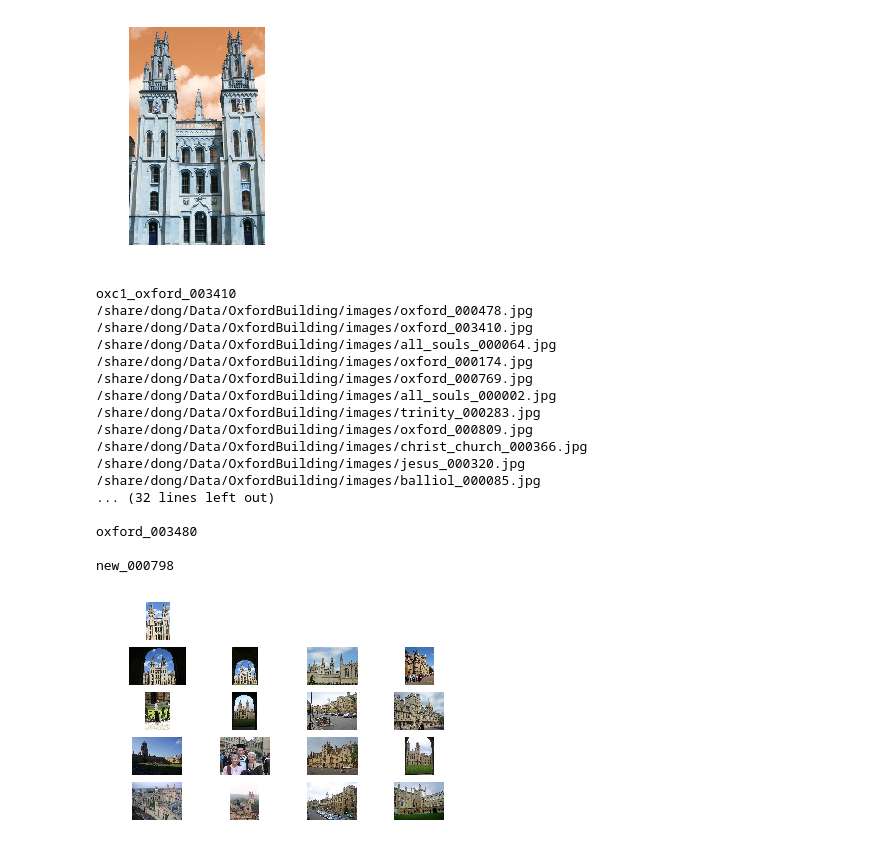
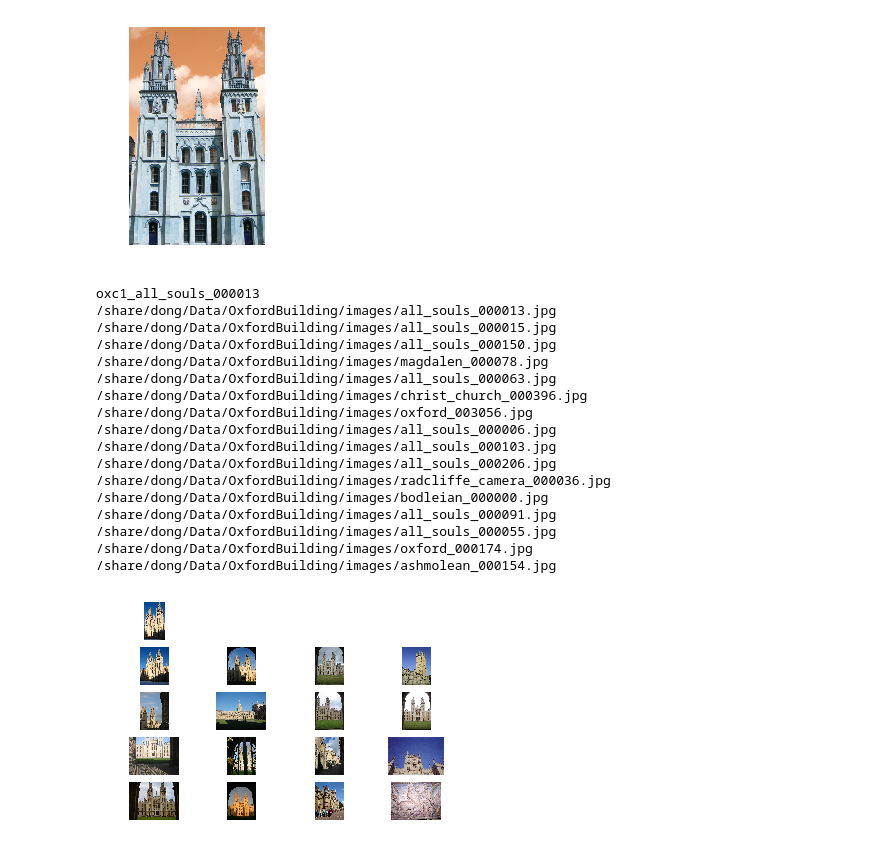
Before and after one commit to HaxiSnake/dataset_process, a Jupyter notebook: oxford/search.ipynb, the cells around one changed output. Drawn from its saved outputs; the diff is of its cells as text; code cells hidden in the pictures.

```diff
--- a/oxford/search.ipynb
+++ b/oxford/search.ipynb
@@ -54,7 +54,7 @@ def get_roi_img(path,name,roi):
     color = (0,255,0)
     pt1,pt2 = tuple(roi[:2]),tuple(roi[2:])
     return img[pt1[1]:pt2[1],pt1[0]:pt2[0]]
-name,roi=roi_dict['all_souls_5']
+name,roi=roi_dict['all_souls_1']
 print(name)
 img = get_roi_img(args.image_path, name, roi)
 
@@ -82,49 +82,49 @@ words, distance = vq(descriptors,voc)
 for w in words:
     test_features[0][w] += 1
 
 #Perform Tf-Idf vectorization and L2 normalization
 test_features = test_features*idf
 test_features = preprocessing.normalize(test_features, norm='l2')
 
 score = np.dot(test_features, im_features.T)
 rank_ID = np.argsort(-score)
 
 # Visualize the results
 figure()
 gray()
 subplot(5,4,1)
 imshow(im[:,:,::-1])
 axis('off')
 for i, ID in enumerate(rank_ID[0][0:16]):
     print(image_paths[ID])
     img = Image.open(image_paths[ID])
     gray()
     subplot(5,4,i+5)
     imshow(img)
     axis('off')
 with open("ranklist.txt",'w') as output:
-    for ID in rank_ID[0][0:16]:
+    for ID in rank_ID[0][:]:
         img_name=image_paths[ID].split('/')
         img_name=img_name[-1].replace(".jpg",'\n')
-        print(img_name)
+#         print(img_name)
         output.write(img_name)
 show()
 # %% [output]
-oxc1_oxford_003410
-/share/dong/Data/OxfordBuilding/images/oxford_000478.jpg
-/share/dong/Data/OxfordBuilding/images/oxford_003410.jpg
-/share/dong/Data/OxfordBuilding/images/all_souls_000064.jpg
+oxc1_all_souls_000013
+/share/dong/Data/OxfordBuilding/images/all_souls_000013.jpg
+/share/dong/Data/OxfordBuilding/images/all_souls_000015.jpg
+/share/dong/Data/OxfordBuilding/images/all_souls_000150.jpg
+/share/dong/Data/OxfordBuilding/images/magdalen_000078.jpg
+/share/dong/Data/OxfordBuilding/images/all_souls_000063.jpg
+/share/dong/Data/OxfordBuilding/images/christ_church_000396.jpg
+/share/dong/Data/OxfordBuilding/images/oxford_003056.jpg
+/share/dong/Data/OxfordBuilding/images/all_souls_000006.jpg
+/share/dong/Data/OxfordBuilding/images/all_souls_000103.jpg
+/share/dong/Data/OxfordBuilding/images/all_souls_000206.jpg
+/share/dong/Data/OxfordBuilding/images/radcliffe_camera_000036.jpg
+/share/dong/Data/OxfordBuilding/images/bodleian_000000.jpg
+/share/dong/Data/OxfordBuilding/images/all_souls_000091.jpg
+/share/dong/Data/OxfordBuilding/images/all_souls_000055.jpg
 /share/dong/Data/OxfordBuilding/images/oxford_000174.jpg
-/share/dong/Data/OxfordBuilding/images/oxford_000769.jpg
-/share/dong/Data/OxfordBuilding/images/all_souls_000002.jpg
-/share/dong/Data/OxfordBuilding/images/trinity_000283.jpg
-/share/dong/Data/OxfordBuilding/images/oxford_000809.jpg
-/share/dong/Data/OxfordBuilding/images/christ_church_000366.jpg
-/share/dong/Data/OxfordBuilding/images/jesus_000320.jpg
-/share/dong/Data/OxfordBuilding/images/balliol_000085.jpg
-... (32 lines left out)
-
-oxford_003480
-
-new_000798
+/share/dong/Data/OxfordBuilding/images/ashmolean_000154.jpg
-[figure, old version]
+[figure, new version]
```
Also changed, not shown: 26 other files.
